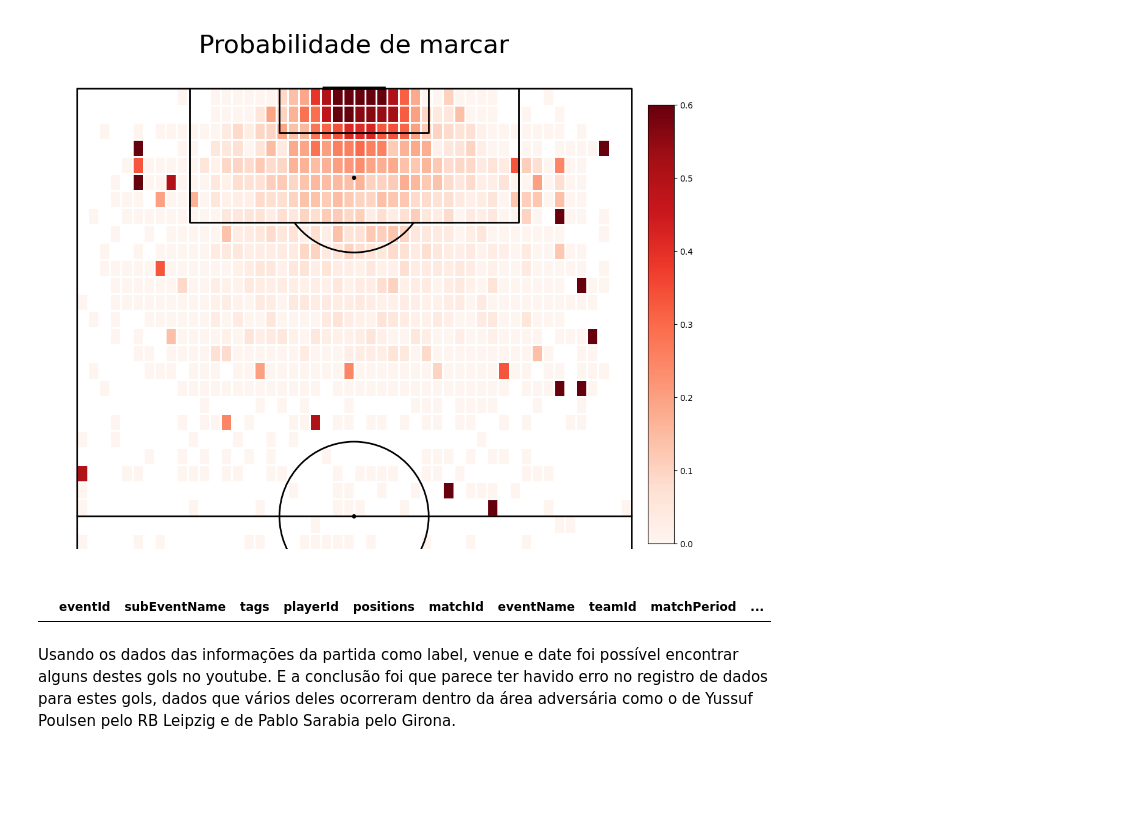
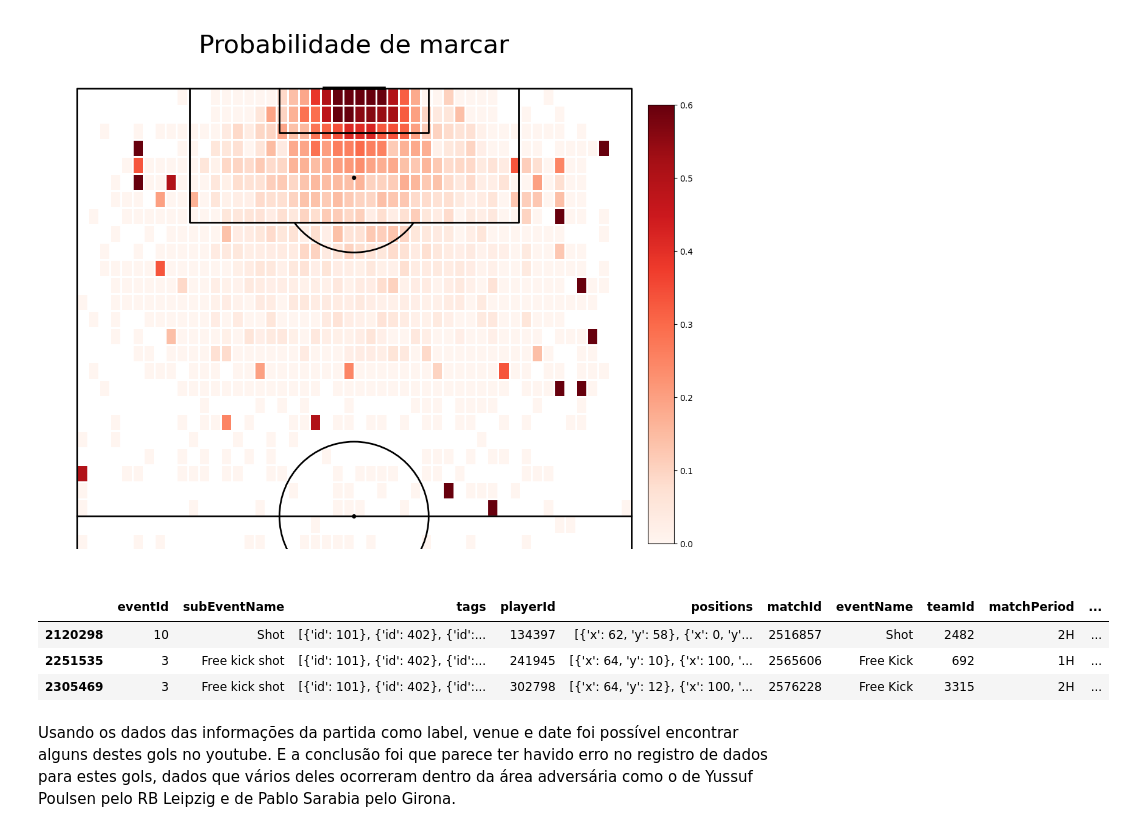
Before and after one commit to lucasmaretti/football_analytics, a Jupyter notebook: 01_eda_modelagem.ipynb, the cells around one changed output. Saved outputs shown, nothing was run; the diff lists cells and outputs as text; code cells hidden in the pictures; blank space fills up the shorter version.

```diff
--- a/01_eda_modelagem.ipynb
+++ b/01_eda_modelagem.ipynb
@@ -252,10 +254,15 @@ plt.show()
 invalid value encountered in divide
 [figure]
 # %%
-outliers = shots[(shots['x'] > 35) & (shots['y'] < 0) &shots['goal'] == 1]
+#outliers = shots[(shots['y'] <5 ) & shots['goal'] == 1]
+#outliers = shots[(shots['y'] > 55 ) & shots['goal'] == 1]
+outliers = shots[(shots['x'] > 35 ) & shots['goal'] == 1]
 outliers
 # %% [output]
 |  | eventId | subEventName | tags | playerId | positions | matchId | eventName | teamId | matchPeriod | ... |
+| 2120298 | 10 | Shot | [{'id': 101}, {'id': 402}, {'id':... | 134397 | [{'x': 62, 'y': 58}, {'x': 0, 'y'... | 2516857 | Shot | 2482 | 2H | ... |
+| 2251535 | 3 | Free kick shot | [{'id': 101}, {'id': 402}, {'id':... | 241945 | [{'x': 64, 'y': 10}, {'x': 100, '... | 2565606 | Free Kick | 692 | 1H | ... |
+| 2305469 | 3 | Free kick shot | [{'id': 101}, {'id': 402}, {'id':... | 302798 | [{'x': 64, 'y': 12}, {'x': 100, '... | 2576228 | Free Kick | 3315 | 2H | ... |
 # %% [markdown]
 Usando os dados das informações da partida como label, venue e date foi possível encontrar alguns destes gols no youtube. E a conclusão foi que parece ter havido erro no registro de dados para estes gols, dados que vários deles ocorreram dentro da área adversária como o de Yussuf Poulsen pelo RB Leipzig e de Pablo Sarabia pelo Girona.
 # %%
```
Also changed, not shown: parts of 30 cells of this notebook, 1 other file.
